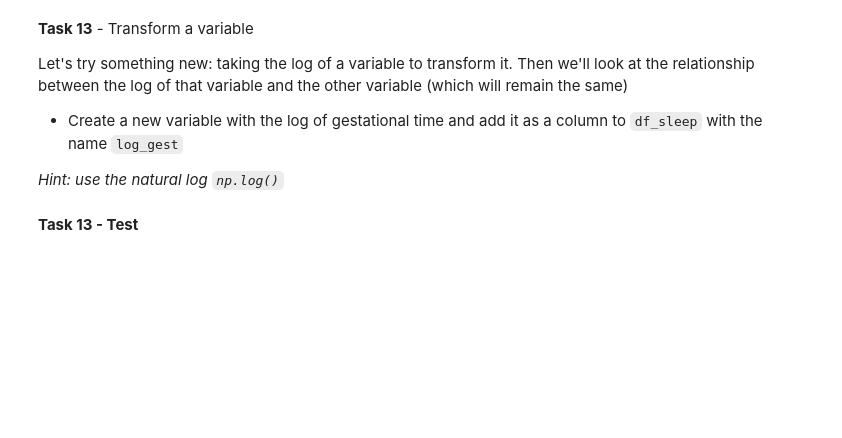
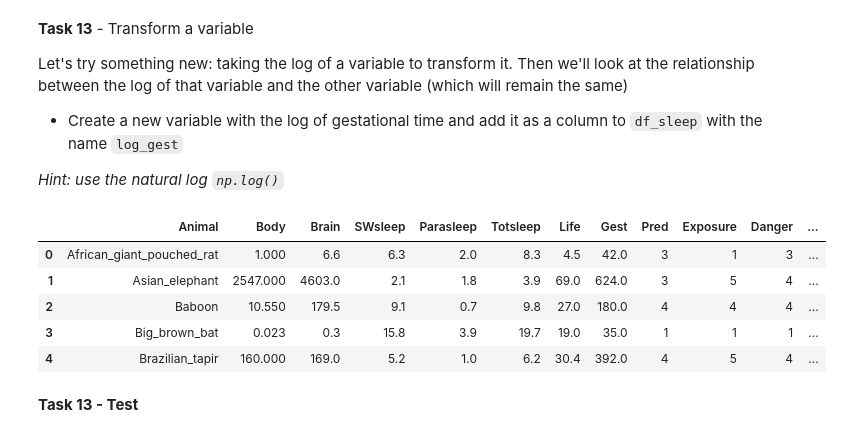
Before and after one commit to sikoh/DS-Linear-Algebra, a Jupyter notebook: Inference-Linear-Regression/DS_InferenceForRegression_Homework.ipynb, the cells around one changed output. Saved outputs shown, nothing was run; the diff lists cells and outputs as text; code cells hidden in the pictures; blank space fills up the shorter version.

```diff
--- a/Inference-Linear-Regression/DS_InferenceForRegression_Homework.ipynb
+++ b/Inference-Linear-Regression/DS_InferenceForRegression_Homework.ipynb
@@ -408,11 +450,19 @@ Let's try something new: taking the log of a variable to transform it. Then we'l
 # %%
 # Task 13
 
 # YOUR CODE HERE
-raise NotImplementedError()
+#raise NotImplementedError()
+df_sleep['log_gest'] = np.log(df_sleep['Gest'])
 
 # Look at your new column
 df_sleep.head()
+# %% [output]
+|  | Animal | Body | Brain | SWsleep | Parasleep | Totsleep | Life | Gest | Pred | Exposure | Danger | ... |
+| 0 | African_giant_pouched_rat | 1.000 | 6.6 | 6.3 | 2.0 | 8.3 | 4.5 | 42.0 | 3 | 1 | 3 | ... |
+| 1 | Asian_elephant | 2547.000 | 4603.0 | 2.1 | 1.8 | 3.9 | 69.0 | 624.0 | 3 | 5 | 4 | ... |
+| 2 | Baboon | 10.550 | 179.5 | 9.1 | 0.7 | 9.8 | 27.0 | 180.0 | 4 | 4 | 4 | ... |
+| 3 | Big_brown_bat | 0.023 | 0.3 | 15.8 | 3.9 | 19.7 | 19.0 | 35.0 | 1 | 1 | 1 | ... |
+| 4 | Brazilian_tapir | 160.000 | 169.0 | 5.2 | 1.0 | 6.2 | 30.4 | 392.0 | 4 | 5 | 4 | ... |
 # %% [markdown]
 **Task 13 - Test**
 # %%
```
Also changed, not shown: parts of 12 cells of this notebook.
